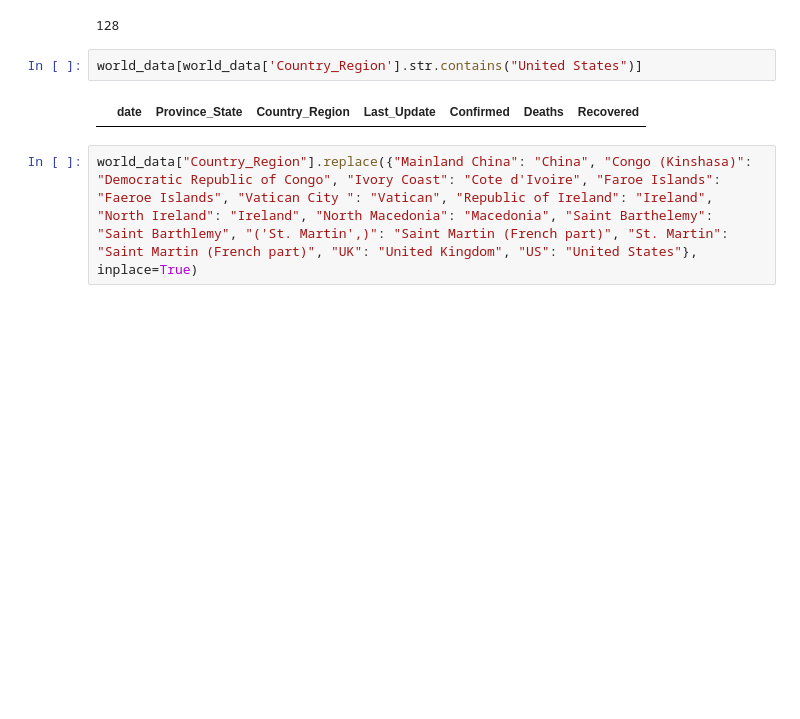
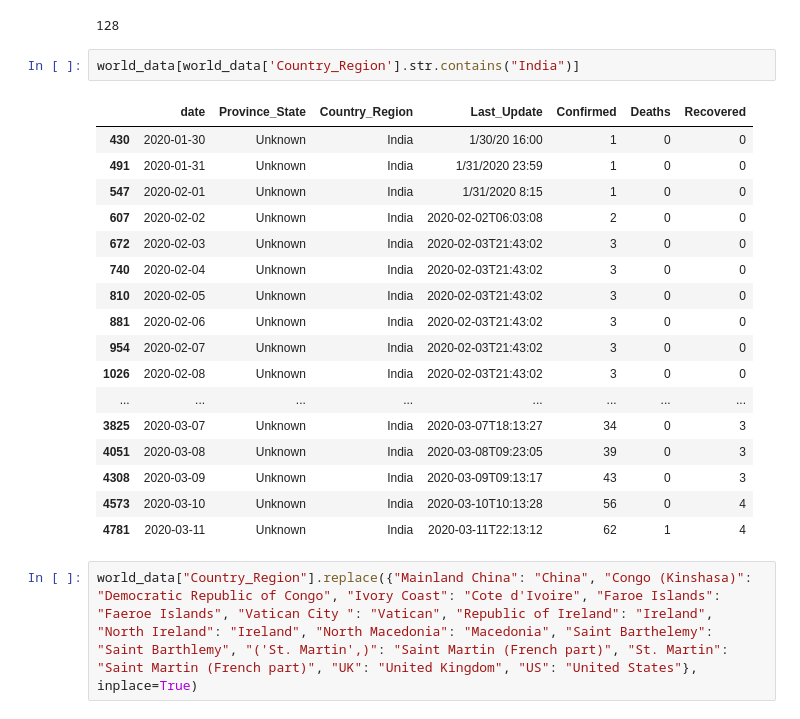
Before and after one commit to anushirahatti/covid-19-analysis, a Jupyter notebook: src/covid_19_analysis.ipynb, the cells around one changed output. Cells and saved outputs as stored; diff of their text form; blank space fills up the shorter version.

```diff
--- a/src/covid_19_analysis.ipynb
+++ b/src/covid_19_analysis.ipynb
@@ -146,9 +147,25 @@ world_data["Country_Region"].nunique()
 # %% [output]
 128
 # %%
-world_data[world_data['Country_Region'].str.contains("United States")]
+world_data[world_data['Country_Region'].str.contains("India")]
 # %% [output]
 |  | date | Province_State | Country_Region | Last_Update | Confirmed | Deaths | Recovered |
+| 430 | 2020-01-30 | Unknown | India | 1/30/20 16:00 | 1 | 0 | 0 |
+| 491 | 2020-01-31 | Unknown | India | 1/31/2020 23:59 | 1 | 0 | 0 |
+| 547 | 2020-02-01 | Unknown | India | 1/31/2020 8:15 | 1 | 0 | 0 |
+| 607 | 2020-02-02 | Unknown | India | 2020-02-02T06:03:08 | 2 | 0 | 0 |
+| 672 | 2020-02-03 | Unknown | India | 2020-02-03T21:43:02 | 3 | 0 | 0 |
+| 740 | 2020-02-04 | Unknown | India | 2020-02-03T21:43:02 | 3 | 0 | 0 |
+| 810 | 2020-02-05 | Unknown | India | 2020-02-03T21:43:02 | 3 | 0 | 0 |
+| 881 | 2020-02-06 | Unknown | India | 2020-02-03T21:43:02 | 3 | 0 | 0 |
+| 954 | 2020-02-07 | Unknown | India | 2020-02-03T21:43:02 | 3 | 0 | 0 |
+| 1026 | 2020-02-08 | Unknown | India | 2020-02-03T21:43:02 | 3 | 0 | 0 |
+| ... | ... | ... | ... | ... | ... | ... | ... |
+| 3825 | 2020-03-07 | Unknown | India | 2020-03-07T18:13:27 | 34 | 0 | 3 |
+| 4051 | 2020-03-08 | Unknown | India | 2020-03-08T09:23:05 | 39 | 0 | 3 |
+| 4308 | 2020-03-09 | Unknown | India | 2020-03-09T09:13:17 | 43 | 0 | 3 |
+| 4573 | 2020-03-10 | Unknown | India | 2020-03-10T10:13:28 | 56 | 0 | 4 |
+| 4781 | 2020-03-11 | Unknown | India | 2020-03-11T22:13:12 | 62 | 1 | 4 |
 # %%
 world_data["Country_Region"].replace({"Mainland China": "China", "Congo (Kinshasa)": "Democratic Republic of Congo", "Ivory Coast": "Cote d'Ivoire", "Faroe Islands": "Faeroe Islands", "Vatican City	": "Vatican", "Republic of Ireland": "Ireland", "North Ireland": "Ireland", "North Macedonia": "Macedonia", "Saint Barthelemy": "Saint Barthlemy", "('St. Martin',)": "Saint Martin (French part)", "St. Martin": "Saint Martin (French part)", "UK": "United Kingdom", "US": "United States"}, inplace=True)
 # %%
```
Also changed, not shown: parts of 9 cells of this notebook.
